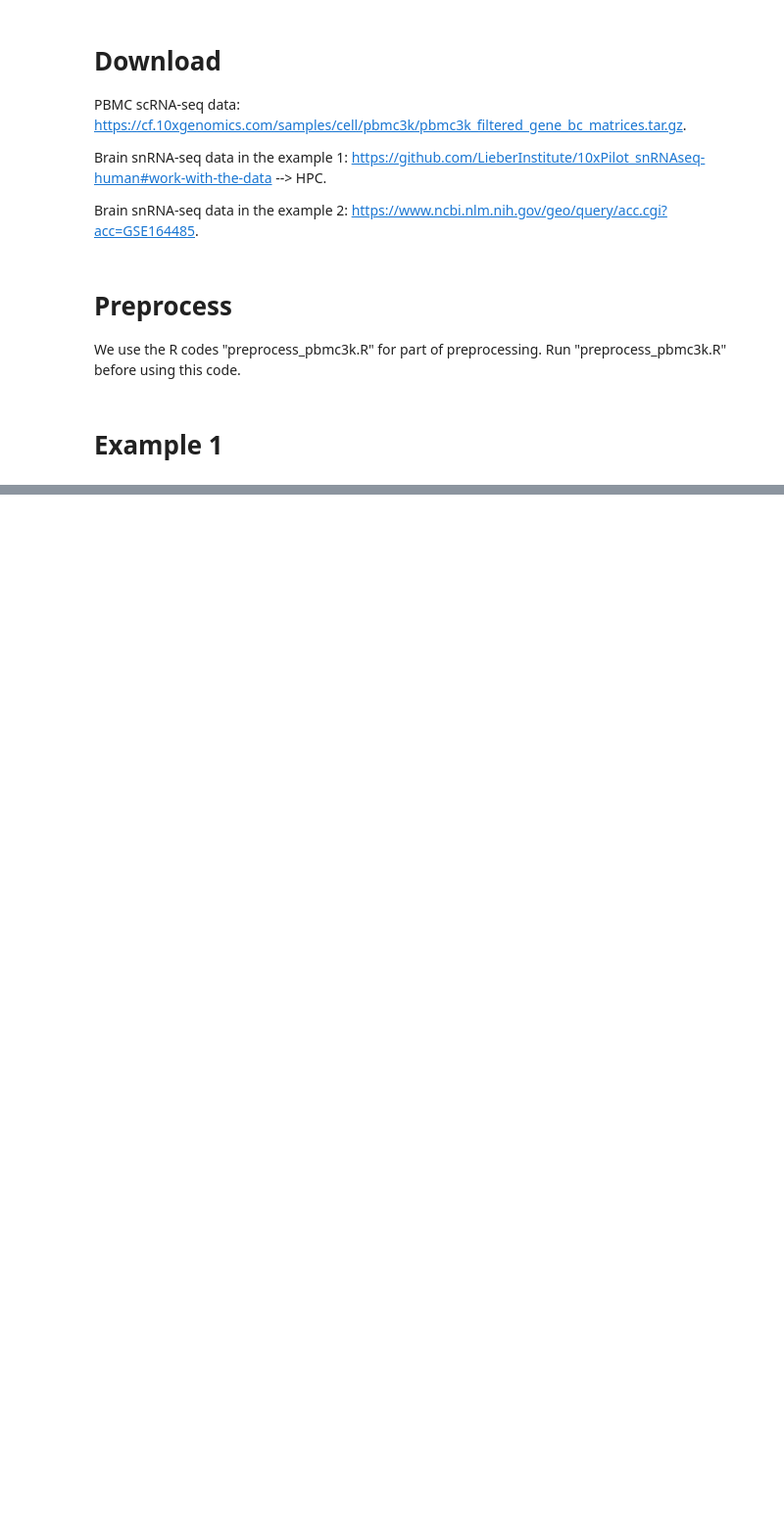
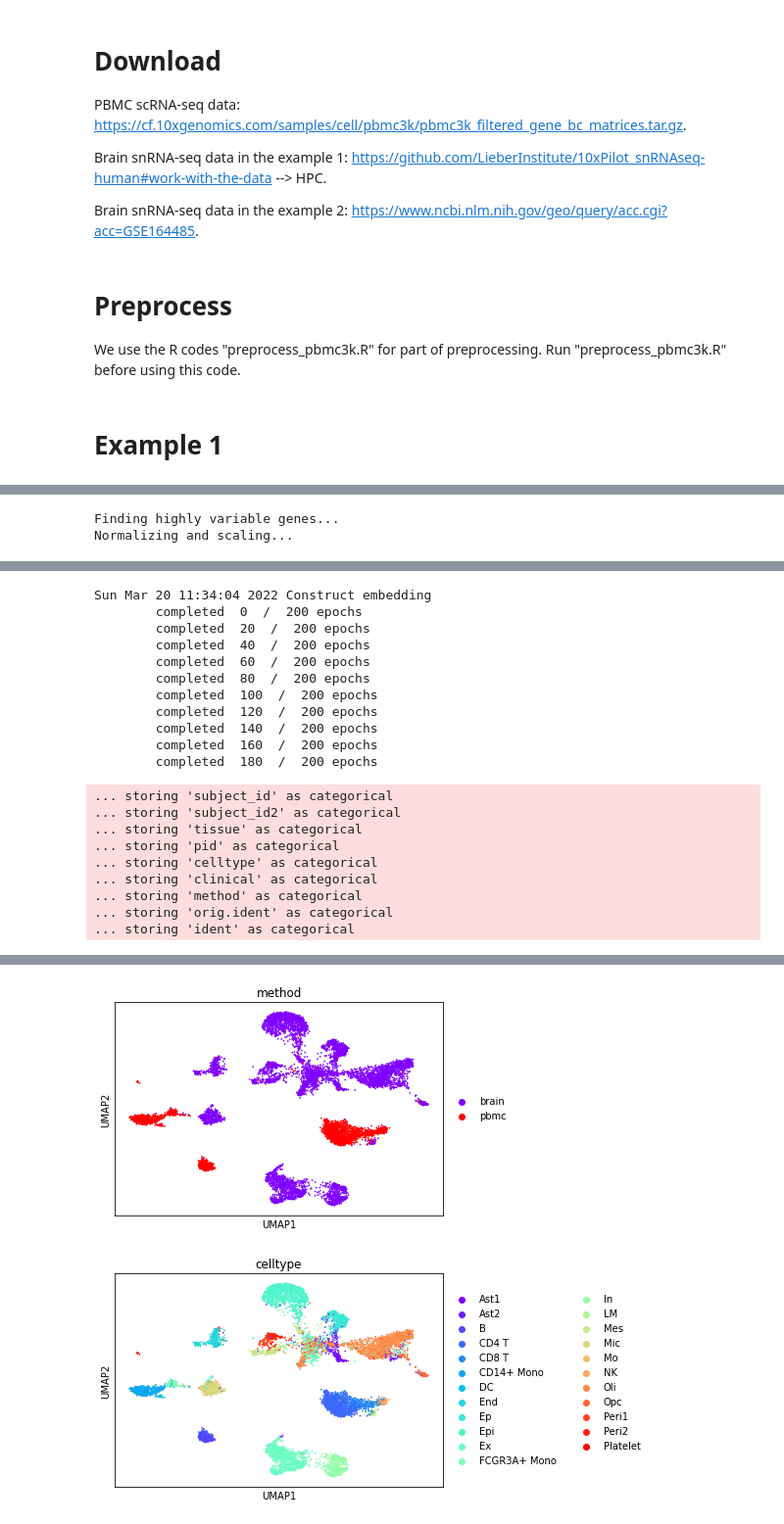
Before and after one commit to jiazhao97/Portal-reproducibility, a Jupyter notebook: Reproduce-BloodCell-BrainNuclei.ipynb, the cells around one changed output, grey strips where cells are left out. Shown: that part at 98% size. Saved outputs shown, nothing was run; the diff lists cells and outputs as text; code cells hidden in the pictures; blank space fills up the shorter version.

```diff
--- a/Reproduce-BloodCell-BrainNuclei.ipynb
+++ b/Reproduce-BloodCell-BrainNuclei.ipynb
@@ -22,0 +96,22 @@ import anndata as ad
+# %%
+import portal
+
+# Specify the GPU device
+os.environ["CUDA_VISIBLE_DEVICES"] = "4"
+
+# Create a folder for saving results
+result_path = "./result_snbrain_scpbmc"
+if not os.path.exists(result_path):
+    os.makedirs(result_path)
+
+model = portal.model.Model(training_steps=200, lambdacos=25.0)
+# model.preprocess(adata_SS2, adata_sn) # perform preprocess and PCA
+model.preprocess(adata_sn, adata_sc, hvg_num=4000) # perform preprocess and PCA
+model.train() # train the model
+# model.eval(D_score=True) # get integrated latent representation of cells
+model.eval()
+
+portal.utils.plot_UMAP(model.latent, meta, colors=["method", "celltype"], save=True, result_path=result_path)
+# %% [output]
+Finding highly variable genes...
+Normalizing and scaling...
@@ -22,0 +135,20 @@ import anndata as ad
+Sun Mar 20 11:34:04 2022 Construct embedding
+        completed  0  /  200 epochs
+        completed  20  /  200 epochs
+        completed  40  /  200 epochs
+        completed  60  /  200 epochs
+        completed  80  /  200 epochs
+        completed  100  /  200 epochs
+        completed  120  /  200 epochs
+        completed  140  /  200 epochs
+        completed  160  /  200 epochs
+        completed  180  /  200 epochs
+... storing 'subject_id' as categorical
+... storing 'subject_id2' as categorical
+... storing 'tissue' as categorical
+... storing 'pid' as categorical
+... storing 'celltype' as categorical
+... storing 'clinical' as categorical
+... storing 'method' as categorical
+... storing 'orig.ident' as categorical
+... storing 'ident' as categorical
@@ -22,0 +156,2 @@ import anndata as ad
+[figure, new version]
+[figure, new version]
```
Also changed, not shown: parts of 36 cells of this notebook, 1 other file.
